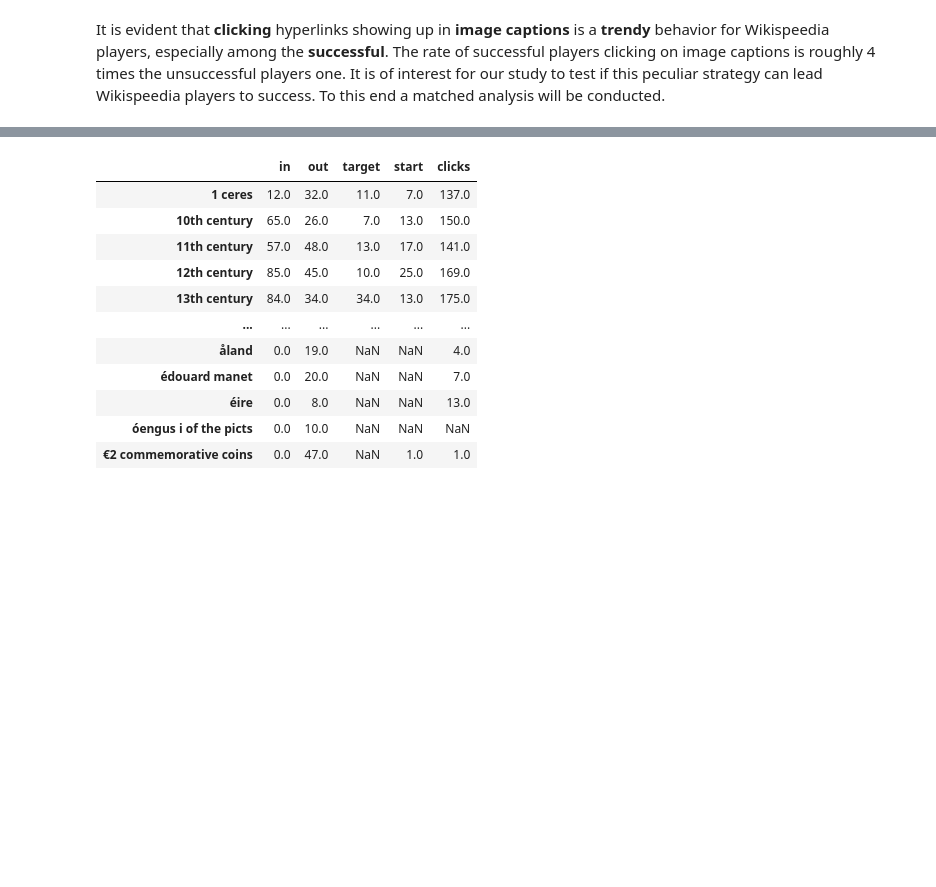
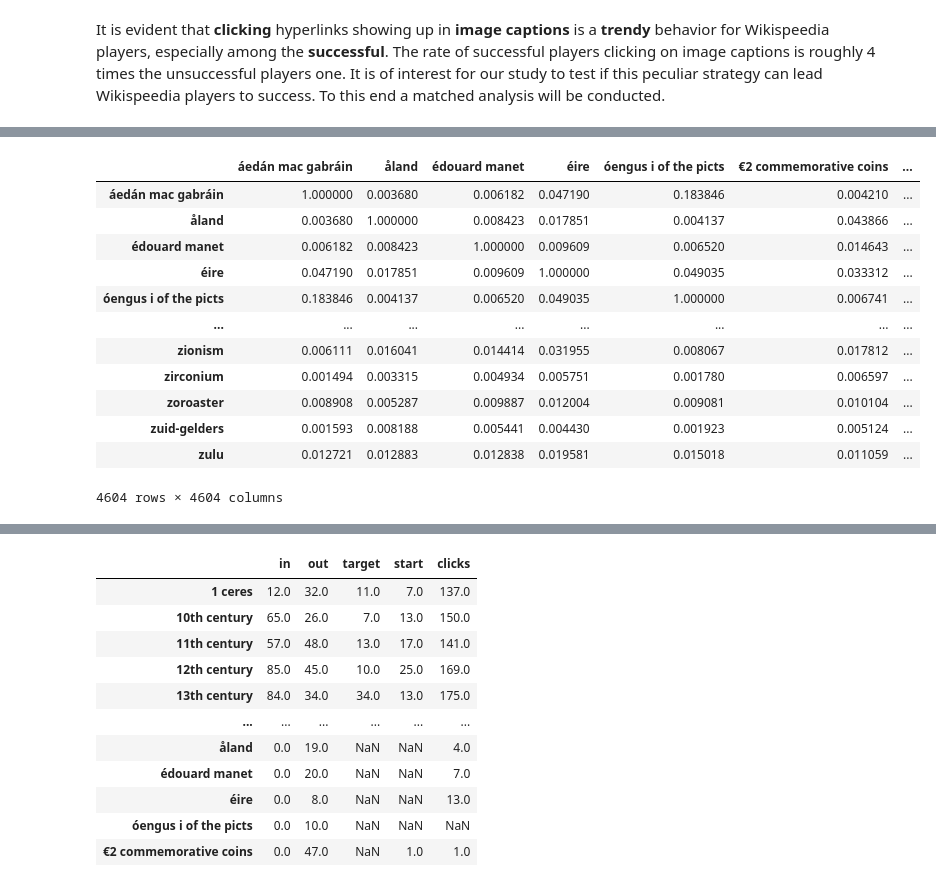
Before and after one commit to epfl-ada/ada-2022-project-theadalyzers, a Jupyter notebook: project_adalyzers.ipynb, the cells around one changed output, grey strips where cells are left out. Cells and saved outputs as stored; diff of their text form; code cells hidden in the pictures; blank space fills up the shorter version.

```diff
--- a/project_adalyzers.ipynb
+++ b/project_adalyzers.ipynb
@@ -318,26 +564,0 @@ with open(data_path + 'wikispeedia_paths-and-graph/shortest-path-distance-matrix
-# %%
-# next, we need a list of all the article names. The order of the articles
-# is the same as the shortest_path_matrix as per the file descriptions
-
-import urllib.parse
-def str_url_format(word):
-    """
-    Article name preprocessing.
-
-    Apply this function any time a new dataframe is loaded.
-    """
-    return (urllib.parse.unquote(word)
-            .replace("_", " ")
-            .strip()
-            .lower())
-
-article_names_cleaned = (pd.read_csv(data_path + 'wikispeedia_paths-and-graph/articles.tsv',
-                                     sep='\t',
-                                     skiprows=11,
-                                     header=None)[0]
-                         .apply(str_url_format)
-                         .values
-                         .tolist()
-                        )
-
-article_names_cleaned[:3]
@@ -572,0 +621,32 @@ final_df.to_csv('processed/final_df.csv', index=False)
+# %%
+# count word frequency using sklearn out-of-the-box functions
+from sklearn.feature_extraction.text import CountVectorizer, TfidfVectorizer
+import pandas as pd
+import numpy as np
+
+# remove common stop words
+tfid_vectorizer = TfidfVectorizer(stop_words='english')
+# apply CountVectorizer and TfidfTransform sequentially
+matrix = tfid_vectorizer.fit_transform(texts)
+matrix = matrix.todense()
+
+# by default, "TfidfVectorizer" uses l2 norm and thus, to obtain the Cosine Similarity,
+# we simply perform a dot product of the matrix
+cosine_sim = pd.DataFrame(np.dot(np.array(matrix), np.array(matrix).T), columns=article_names_cleaned)
+# assign the index names also as the article names. This is used for easy querying pairs of articles
+cosine_sim.index = article_names_cleaned
+cosine_sim
+# %% [output]
+|  | áedán mac gabráin | åland | édouard manet | éire | óengus i of the picts | €2 commemorative coins | ... |
+| áedán mac gabráin | 1.000000 | 0.003680 | 0.006182 | 0.047190 | 0.183846 | 0.004210 | ... |
+| åland | 0.003680 | 1.000000 | 0.008423 | 0.017851 | 0.004137 | 0.043866 | ... |
+| édouard manet | 0.006182 | 0.008423 | 1.000000 | 0.009609 | 0.006520 | 0.014643 | ... |
+| éire | 0.047190 | 0.017851 | 0.009609 | 1.000000 | 0.049035 | 0.033312 | ... |
+| óengus i of the picts | 0.183846 | 0.004137 | 0.006520 | 0.049035 | 1.000000 | 0.006741 | ... |
+| ... | ... | ... | ... | ... | ... | ... | ... |
+| zionism | 0.006111 | 0.016041 | 0.014414 | 0.031955 | 0.008067 | 0.017812 | ... |
+| zirconium | 0.001494 | 0.003315 | 0.004934 | 0.005751 | 0.001780 | 0.006597 | ... |
+| zoroaster | 0.008908 | 0.005287 | 0.009887 | 0.012004 | 0.009081 | 0.010104 | ... |
+| zuid-gelders | 0.001593 | 0.008188 | 0.005441 | 0.004430 | 0.001923 | 0.005124 | ... |
+| zulu | 0.012721 | 0.012883 | 0.012838 | 0.019581 | 0.015018 | 0.011059 | ... |
+4604 rows × 4604 columns
```
Also changed, not shown: parts of 50 cells of this notebook.
